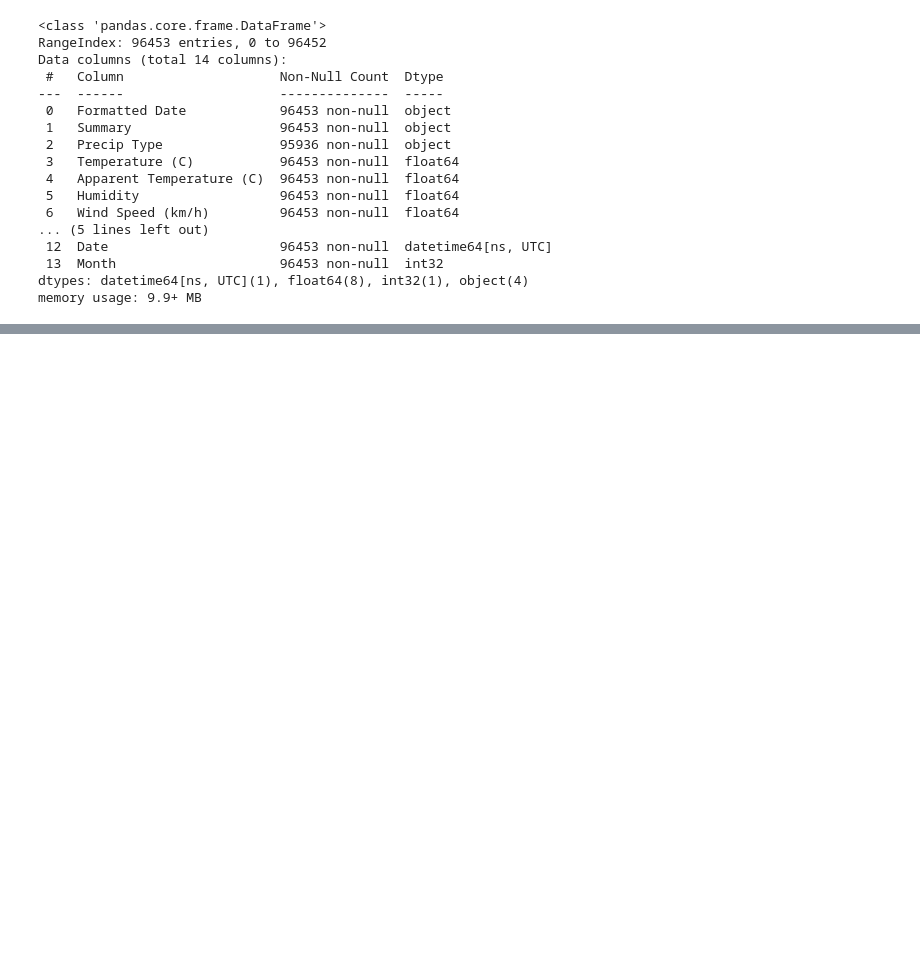
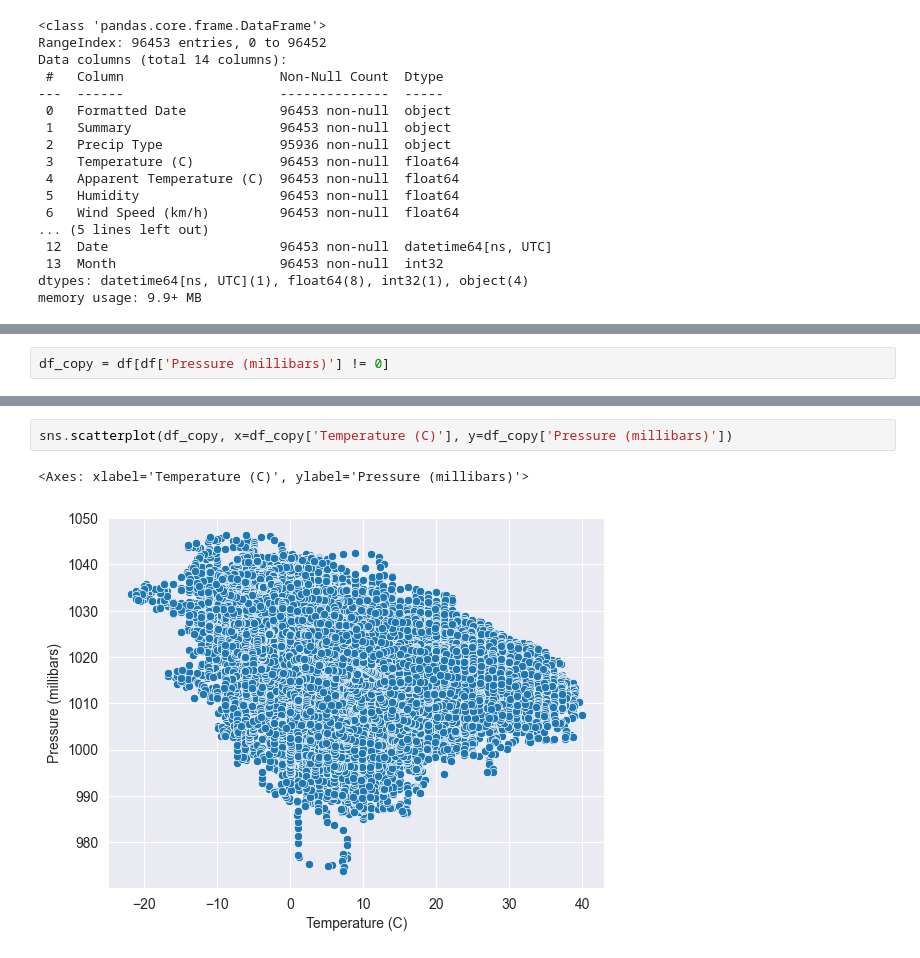
Before and after one commit to ARPDATA11/Regresja, a Jupyter notebook: Project.ipynb, the cells around one changed output, grey strips where cells are left out. Drawn from its saved outputs; the diff is of its cells as text; blank space fills up the shorter version.

```diff
--- a/Project.ipynb
+++ b/Project.ipynb
@@ -104,0 +140,2 @@ memory usage: 9.9+ MB
+# %%
+df_copy = df[df['Pressure (millibars)'] != 0]
@@ -104,0 +171,5 @@ memory usage: 9.9+ MB
+# %%
+sns.scatterplot(df_copy, x=df_copy['Temperature (C)'], y=df_copy['Pressure (millibars)'])
+# %% [output]
+<Axes: xlabel='Temperature (C)', ylabel='Pressure (millibars)'>
+[figure, added]
```
Also changed, not shown: parts of 15 cells of this notebook.
